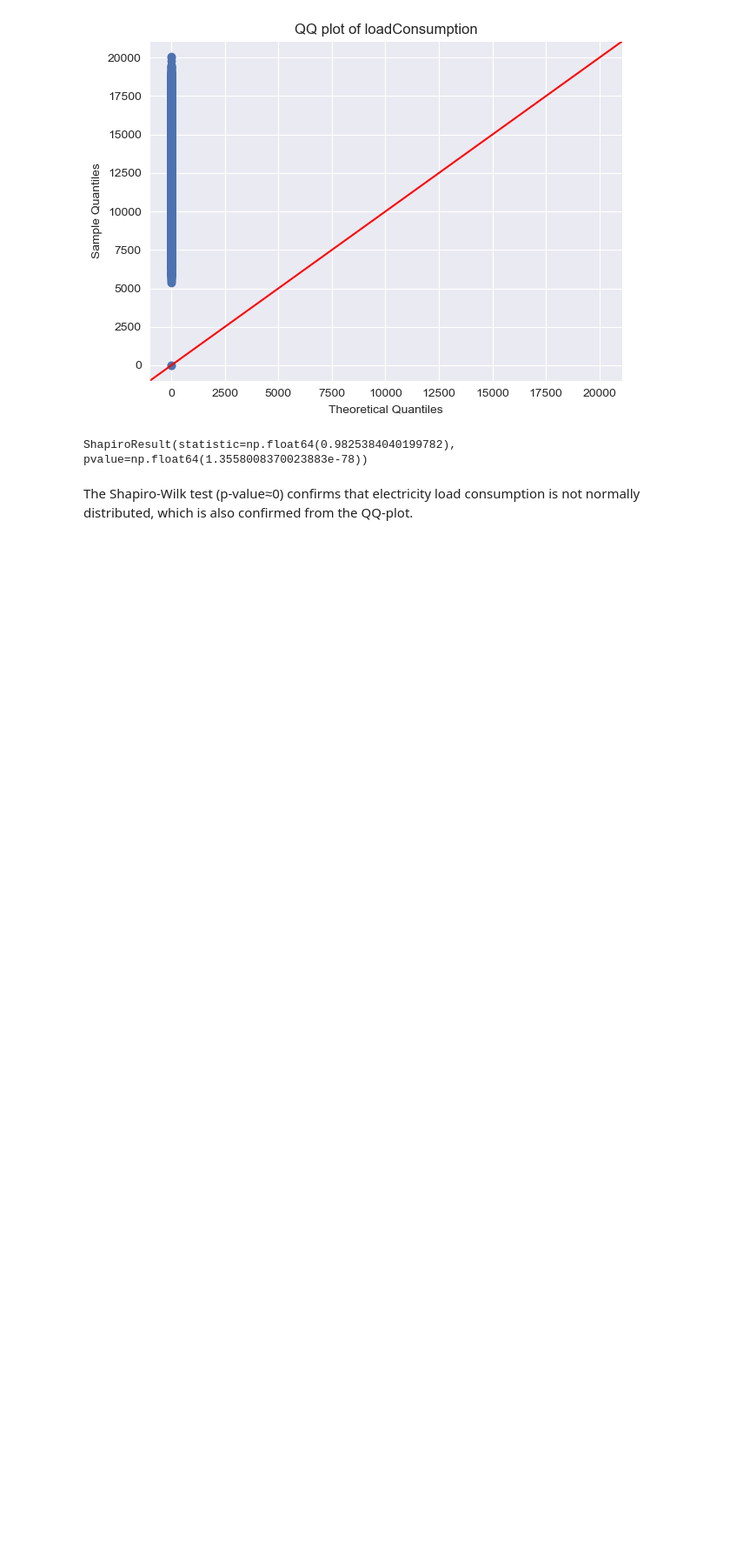
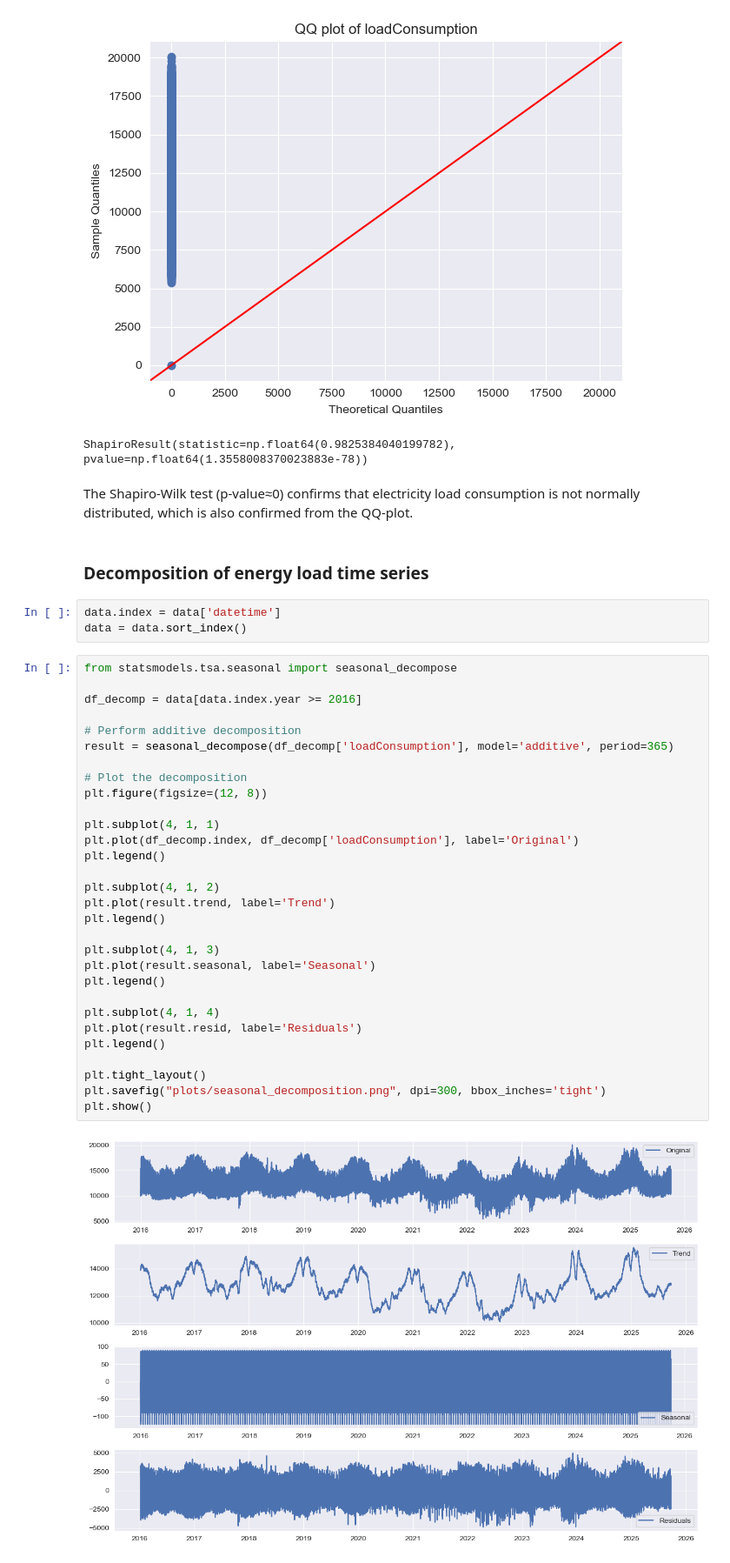
Before and after one commit to kkoutris/master-thesis---energy-demand-forecasting, a Jupyter notebook: EDA.ipynb, the cells around one changed output. Shown at 87% size. Cells and saved outputs as stored; diff of their text form; blank space fills up the shorter version.

```diff
--- a/EDA.ipynb
+++ b/EDA.ipynb
@@ -294,3 +302,40 @@ check_normality(df=data, feature='loadConsumption')
 ShapiroResult(statistic=np.float64(0.9825384040199782), pvalue=np.float64(1.3558008370023883e-78))
 # %% [markdown]
 The Shapiro-Wilk test (p-value≈0) confirms that electricity load consumption is not normally distributed, which is also confirmed from the QQ-plot.
+# %% [markdown]
+### Decomposition of energy load time series
+# %%
+data.index = data['datetime']
+data = data.sort_index()
+# %%
+from statsmodels.tsa.seasonal import seasonal_decompose
+
+df_decomp = data[data.index.year >= 2016]
+
+# Perform additive decomposition
+result = seasonal_decompose(df_decomp['loadConsumption'], model='additive', period=365)
+
+# Plot the decomposition
+plt.figure(figsize=(12, 8))
+
+plt.subplot(4, 1, 1)
+plt.plot(df_decomp.index, df_decomp['loadConsumption'], label='Original')
+plt.legend()
+
+plt.subplot(4, 1, 2)
+plt.plot(result.trend, label='Trend')
+plt.legend()
+
+plt.subplot(4, 1, 3)
+plt.plot(result.seasonal, label='Seasonal')
+plt.legend()
+
+plt.subplot(4, 1, 4)
+plt.plot(result.resid, label='Residuals')
+plt.legend()
+
+plt.tight_layout()
+plt.savefig("plots/seasonal_decomposition.png", dpi=300, bbox_inches='tight')
+plt.show()
+# %% [output]
+[figure, added]
```
Also changed, not shown: parts of 64 cells of this notebook.
